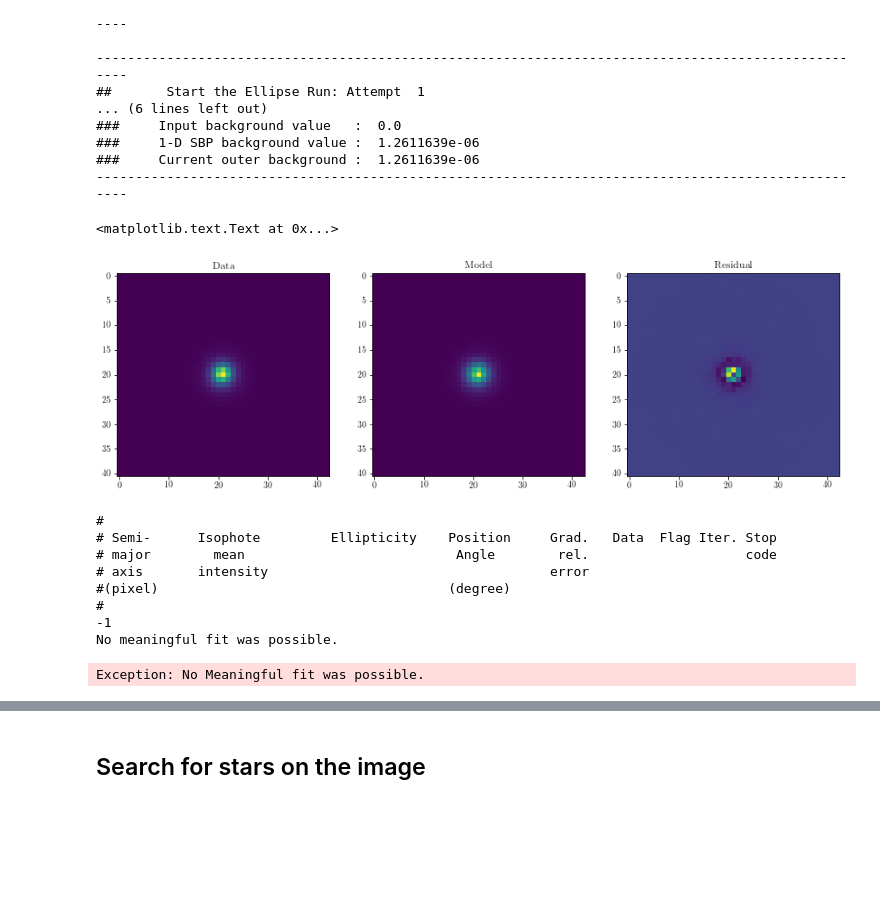
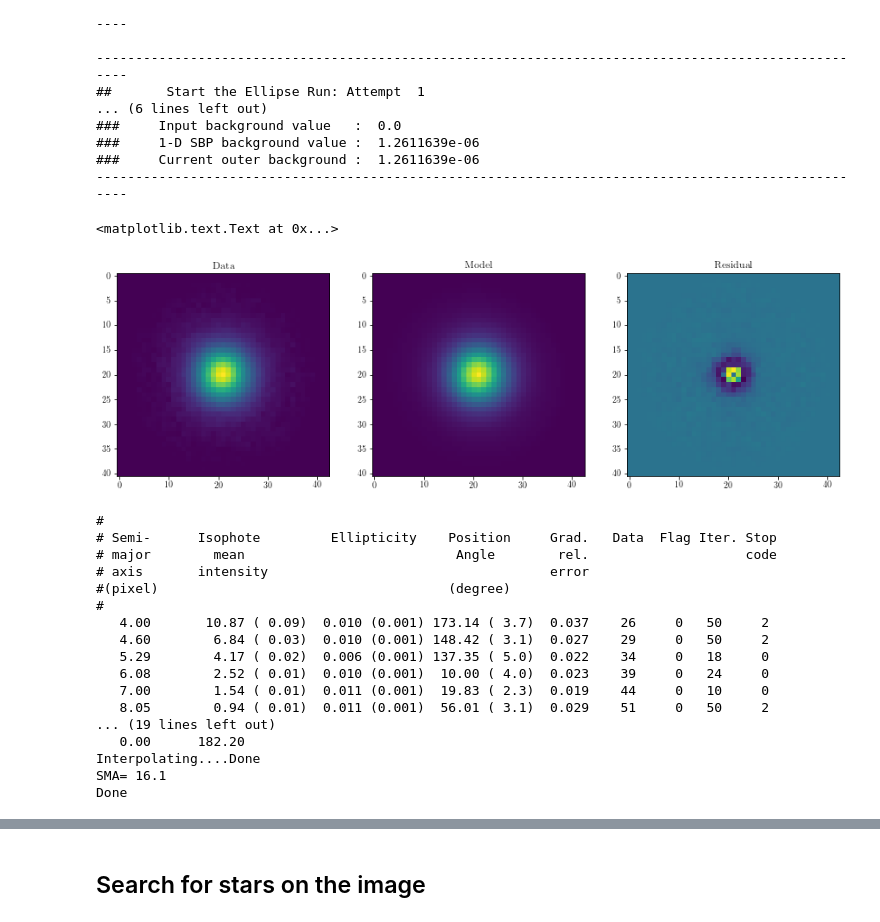
Before and after one commit to dr-guangtou/kungpao, a Jupyter notebook: demo/kungpao_footprint_noise_replace.ipynb, the cells around one changed output, grey strips where cells are left out. Saved outputs shown, nothing was run; the diff lists cells and outputs as text; code cells hidden in the pictures; blank space fills up the shorter version.

```diff
--- a/demo/kungpao_footprint_noise_replace.ipynb
+++ b/demo/kungpao_footprint_noise_replace.ipynb
@@ -240,6 +244,13 @@ gal_wcs = wcs.WCS(gal_hdr)
 gal_bad = fits.open('redadd_529_HSC-I_full_bad.fits')[0].data
 gal_sig = fits.open('redadd_529_HSC-I_full_sig.fits')[0].data
 gal_psf = fits.open('redadd_529_HSC-I_full_psf.fits')[0].data
+
+# The pixel values on PSF images are often too low, need to scale to a
+# larger value
+psf_flux_scale = 3000.0
+exposure_secs = (20.0 * 60.0)
+gal_psf *= psf_flux_scale
+gal_img_expcor = gal_img * exposure_secs
 
 gal_img_swap = gal_img.byteswap().newbyteorder()
 gal_sig_swap = gal_sig.byteswap().newbyteorder()
@@ -331,26 +342,27 @@ iraf.bmodel(parent='redadd_529_HSC-I_full_psf.fits',
 # %%
 fig, (ax1, ax2, ax3) = plt.subplots(1, 3, figsize=(15, 10))
 
 ax1.imshow(np.arcsinh(gal_psf))
 ax1.set_title(r"$\mathrm{Data}$")
 
 psf_iraf = fits.open('redadd_529_HSC-I_full_psf_ellip_1.fits')[0].data
-ax2.imshow(np.arcsinh(psf_iraf))
+ax2.imshow(np.arcsinh(psf_iraf * psf_flux_scale))
 ax2.set_title(r"$\mathrm{Model}$")
 
-ax3.imshow(np.arcsinh(gal_psf - psf_iraf))
+ax3.imshow(np.arcsinh(gal_psf - psf_iraf * psf_flux_scale))
 ax3.set_title(r"$\mathrm{Residual}$")
 # %% [output]
 <matplotlib.text.Text at 0x...>
-[figure, old version]
+[figure, new version]
 # %%
 psf_geometry = Geometry(x_cen_psf, y_cen_psf,
-                        3.0, 0.02, (90.0 * np.pi / 180.0))
+                        3.0, 0.01, (90.0 * np.pi / 180.0))
 psf_ellip = Ellipse(gal_psf, geometry=psf_geometry, verbose=False)
 
-psf_isos = psf_ellip.fit_image(sma0=3.0, minsma=0.0, maxsma=(x_cen_psf * 1.01),
-                               step=0.2, sclip=2.0, nclip=1, integrmode='bi-linear',
-                               fixgeom=False, verbose=True)
+psf_isos = psf_ellip.fit_image(sma0=4.0, minsma=0.0, maxsma=(x_cen_psf * 0.9),
+                               step=0.15, sclip=2.0, nclip=0, integrmode='bi-linear',
+                               conver=0.02, maxit=50, fflag=0.6, maxgerr=0.5,
+                               verbose=True)
 
 psf_model = build_model(gal_psf, psf_isos, high_harmonics=False)
 # %% [output]
@@ -360,9 +372,17 @@ psf_model = build_model(gal_psf, psf_isos, high_harmonics=False)
 # axis       intensity                                    error
 #(pixel)                                     (degree)
 #
--1
-No meaningful fit was possible.
+   4.00       10.87 ( 0.09)  0.010 (0.001) 173.14 ( 3.7)  0.037    26     0   50     2
+   4.60        6.84 ( 0.03)  0.010 (0.001) 148.42 ( 3.1)  0.027    29     0   50     2
+   5.29        4.17 ( 0.02)  0.006 (0.001) 137.35 ( 5.0)  0.022    34     0   18     0
+   6.08        2.52 ( 0.01)  0.010 (0.001)  10.00 ( 4.0)  0.023    39     0   24     0
+   7.00        1.54 ( 0.01)  0.011 (0.001)  19.83 ( 2.3)  0.019    44     0   10     0
+   8.05        0.94 ( 0.01)  0.011 (0.001)  56.01 ( 3.1)  0.029    51     0   50     2
+... (19 lines left out)
+   0.00      182.20
+Interpolating....Done
+SMA= 16.1
+Done
-Exception: No Meaningful fit was possible.
 # %%
 fig, (ax1, ax2, ax3) = plt.subplots(1, 3, figsize=(15, 10))
 
```
Also changed, not shown: parts of 6 cells of this notebook, 5 other files.
